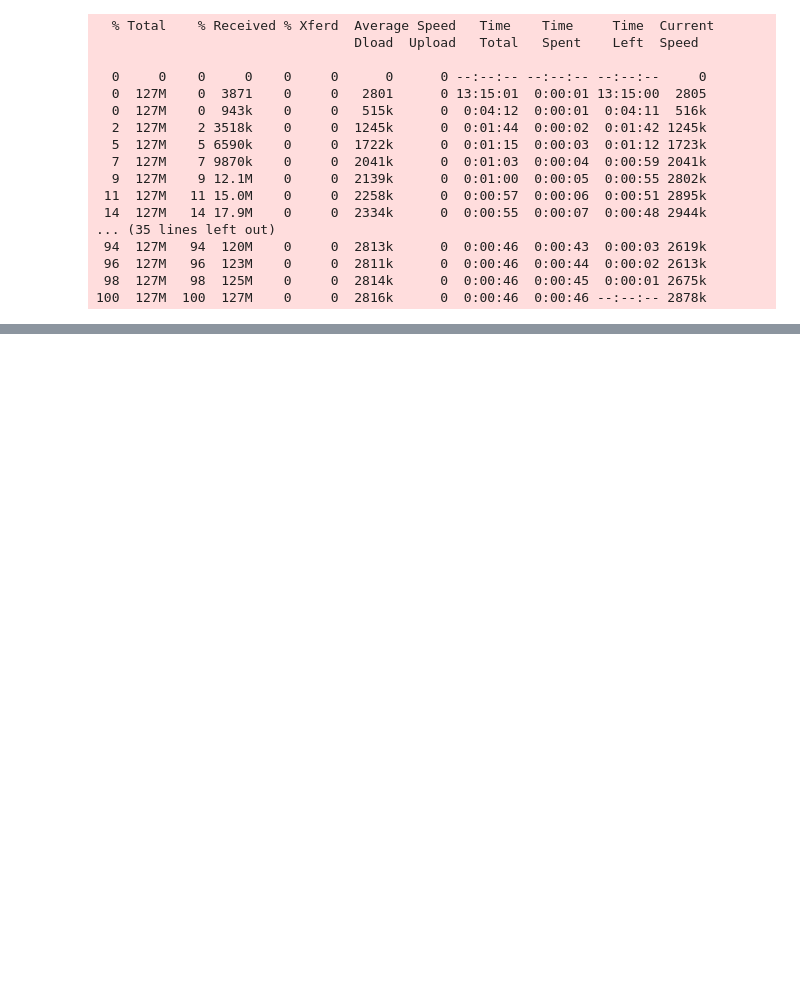
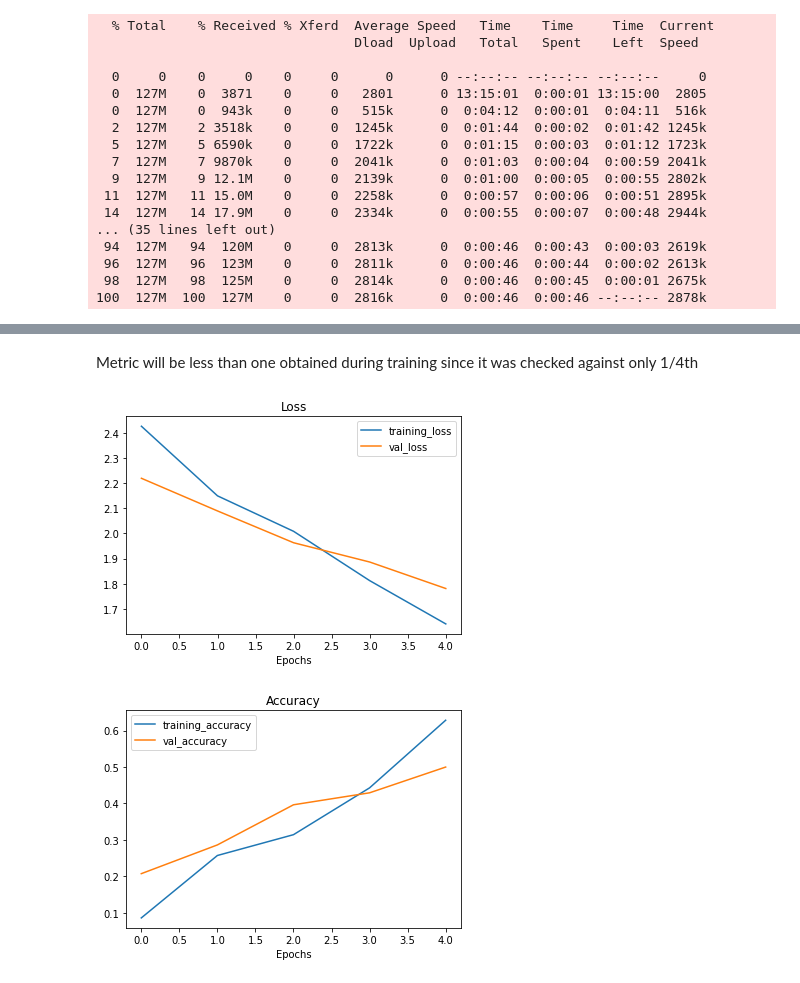
Before and after one commit to Ammar-Raneez/TF_Learning_ZTM, a Jupyter notebook: transfer-learning-fine-tuning.ipynb, the cells around one changed output, grey strips where cells are left out. Cells and saved outputs as stored; diff of their text form; code cells hidden in the pictures; blank space fills up the shorter version.

Commit message:
Create model 1

```diff
--- a/transfer-learning-fine-tuning.ipynb
+++ b/transfer-learning-fine-tuning.ipynb
@@ -395,0 +401,34 @@ plt.axis(False);
+# %%
+base_model = keras.applications.EfficientNetB0(include_top=False)
+base_model.trainable = False
+
+inputs = layers.Input(shape=IMG_SIZE + (3,), name='input_layer')
+
+# Add augmentation layer
+x = data_augmentation(inputs)
+
+# Pass augmented inputs to model
+x = base_model(x)
+
+# Condense to feature vector & create outputs
+x = layers.GlobalAveragePooling2D(name='global_avg_pooling_layer')(x)
+outputs = layers.Dense(10, activation='linear', name='output_layer')(x)
+
+model_1 = keras.Model(inputs, outputs)
+model_1.compile(
+    loss=tf.keras.losses.CategoricalCrossentropy(from_logits=True),
+    optimizer=tf.keras.optimizers.Adam(),
+    metrics=['accuracy']
+)
+
+history_1_percent = model_1.fit(
+    train_data_1_percent,
+    epochs=EPOCHS,
+    steps_per_epoch=len(train_data_1_percent),
+    validation_data=test_data,
+    validation_steps=int(0.25 * len(test_data)),
+    callbacks=[create_tensorboard_callback(
+        'tensorboard_logs/tensorboard_logs_fine_tuning',
+        experiment_name='efficientnetB0_1_percent')
+    ]
+)
@@ -395,0 +482,7 @@ plt.axis(False);
+# %% [markdown]
+Metric will be less than one obtained during training since it was checked against only 1/4th
+# %%
+plot_loss_curves(history_1_percent)
+# %% [output]
+[figure, added]
+[figure, added]
```
Also changed, not shown: parts of 22 cells of this notebook, 2 other files.
